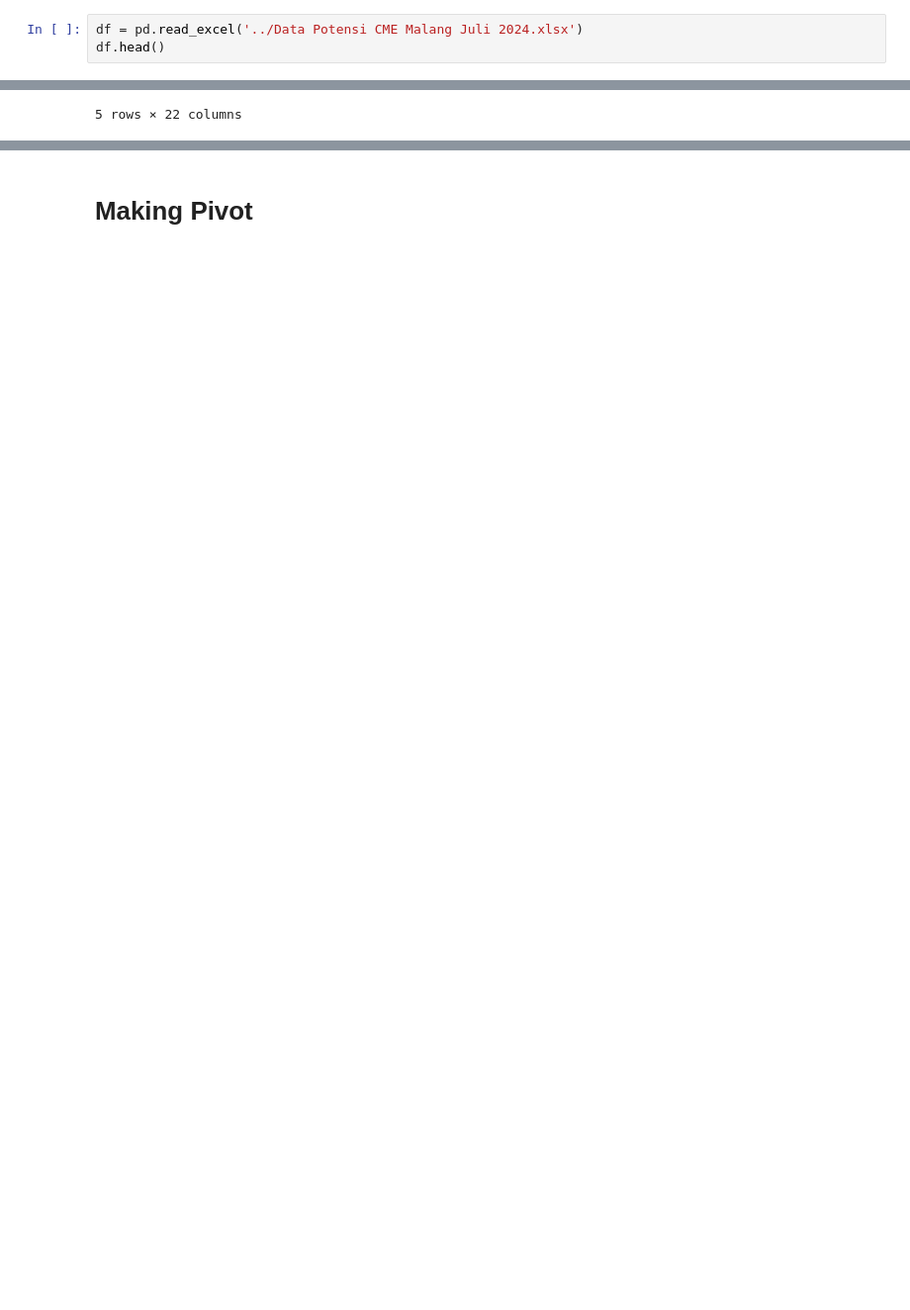
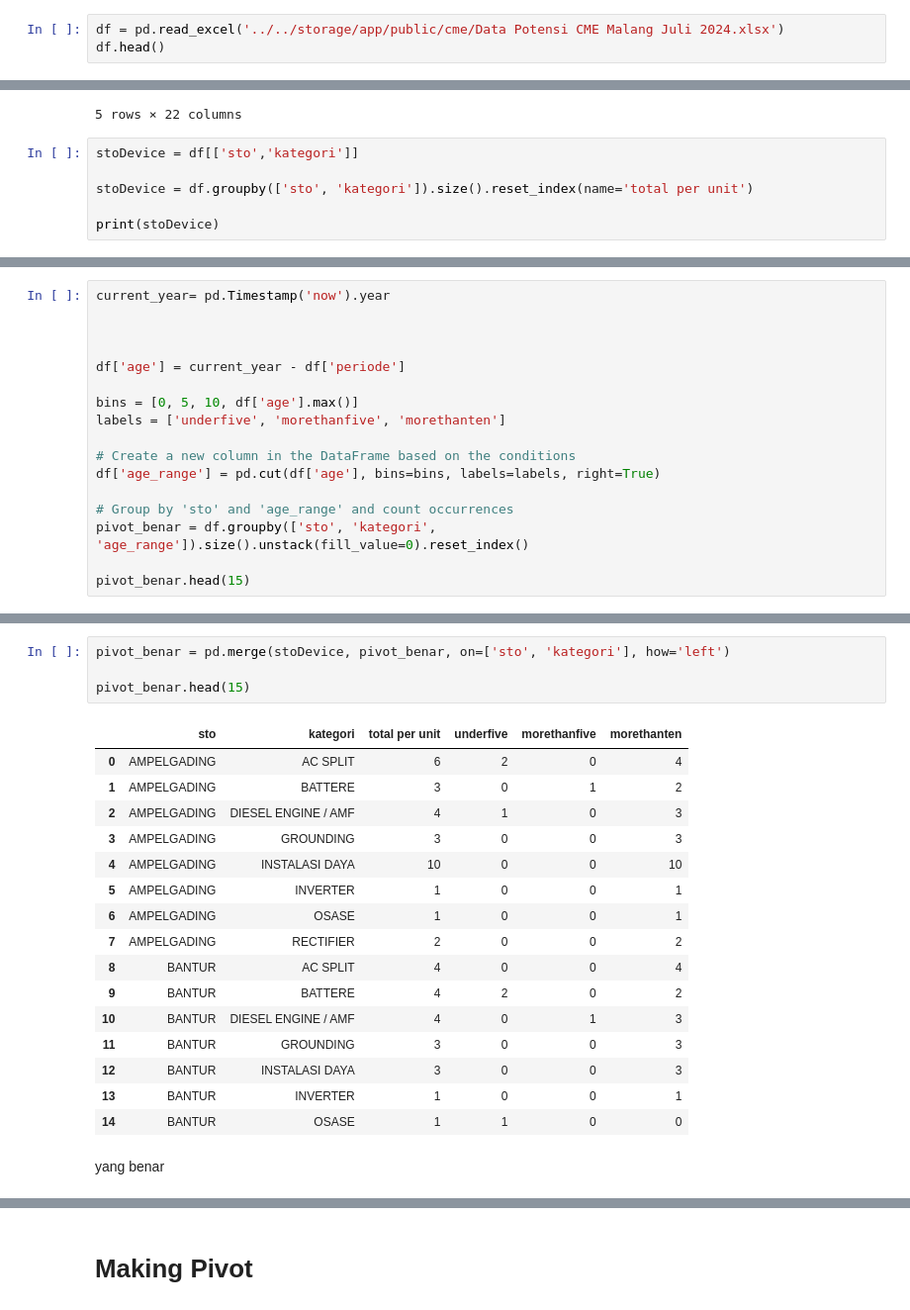
Before and after one commit to RidwanJk/arnet-dashboard, a Jupyter notebook: resources/pyScript/cme.ipynb, the cells around one changed output, grey strips where cells are left out. Shown: that part at 99% size. Cells and saved outputs as stored; diff of their text form; blank space fills up the shorter version.

```diff
--- a/resources/pyScript/cme.ipynb
+++ b/resources/pyScript/cme.ipynb
@@ -10,7 +10,7 @@ import pymysql
 # %% [markdown]
 ### Read Data ###
 # %%
-df = pd.read_excel('../Data Potensi CME Malang Juli 2024.xlsx')
+df = pd.read_excel('../../storage/app/public/cme/Data Potensi CME Malang Juli 2024.xlsx')
 df.head()
 # %% [output]
 |  | id | divisi | abbr_d | wilayah | abbr_w | sto | abbr_s | ruangan | kategori | tipe_perangkat | ... |
@@ -20,3 +20,9 @@ df.head()
 | 3 | 2618 | REGIONAL 5 | TR5 | MALANG | ML | MALANG KOTA | MLG | R. DWDM | AC SPLIT | AC SPLIT | ... |
 | 4 | 2619 | REGIONAL 5 | TR5 | MALANG | ML | MALANG KOTA | MLG | R.DDF | AC SPLIT | AC SPLIT | ... |
 5 rows × 22 columns
+# %%
+stoDevice = df[['sto','kategori']]
+
+stoDevice = df.groupby(['sto', 'kategori']).size().reset_index(name='total per unit')
+
+print(stoDevice)
@@ -22,0 +44,17 @@ df.head()
+# %%
+current_year= pd.Timestamp('now').year
+
+
+
+df['age'] = current_year - df['periode']
+
+bins = [0, 5, 10, df['age'].max()]
+labels = ['underfive', 'morethanfive', 'morethanten']
+
+# Create a new column in the DataFrame based on the conditions
+df['age_range'] = pd.cut(df['age'], bins=bins, labels=labels, right=True)
+
+# Group by 'sto' and 'age_range' and count occurrences
+pivot_benar = df.groupby(['sto', 'kategori', 'age_range']).size().unstack(fill_value=0).reset_index()
+
+pivot_benar.head(15)
@@ -22,0 +78,23 @@ df.head()
+# %%
+pivot_benar = pd.merge(stoDevice, pivot_benar, on=['sto', 'kategori'], how='left')
+
+pivot_benar.head(15)
+# %% [output]
+|  | sto | kategori | total per unit | underfive | morethanfive | morethanten |
+| 0 | AMPELGADING | AC SPLIT | 6 | 2 | 0 | 4 |
+| 1 | AMPELGADING | BATTERE | 3 | 0 | 1 | 2 |
+| 2 | AMPELGADING | DIESEL ENGINE / AMF | 4 | 1 | 0 | 3 |
+| 3 | AMPELGADING | GROUNDING | 3 | 0 | 0 | 3 |
+| 4 | AMPELGADING | INSTALASI DAYA | 10 | 0 | 0 | 10 |
+| 5 | AMPELGADING | INVERTER | 1 | 0 | 0 | 1 |
+| 6 | AMPELGADING | OSASE | 1 | 0 | 0 | 1 |
+| 7 | AMPELGADING | RECTIFIER | 2 | 0 | 0 | 2 |
+| 8 | BANTUR | AC SPLIT | 4 | 0 | 0 | 4 |
+| 9 | BANTUR | BATTERE | 4 | 2 | 0 | 2 |
+| 10 | BANTUR | DIESEL ENGINE / AMF | 4 | 0 | 1 | 3 |
+| 11 | BANTUR | GROUNDING | 3 | 0 | 0 | 3 |
+| 12 | BANTUR | INSTALASI DAYA | 3 | 0 | 0 | 3 |
+| 13 | BANTUR | INVERTER | 1 | 0 | 0 | 1 |
+| 14 | BANTUR | OSASE | 1 | 1 | 0 | 0 |
+# %% [markdown]
+yang benar
```
Also changed, not shown: parts of 9 cells of this notebook, 2 other files.
